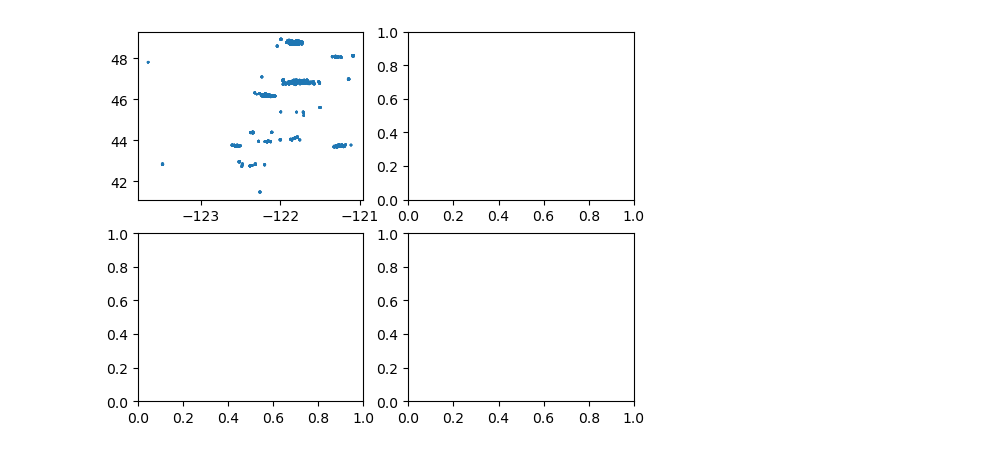
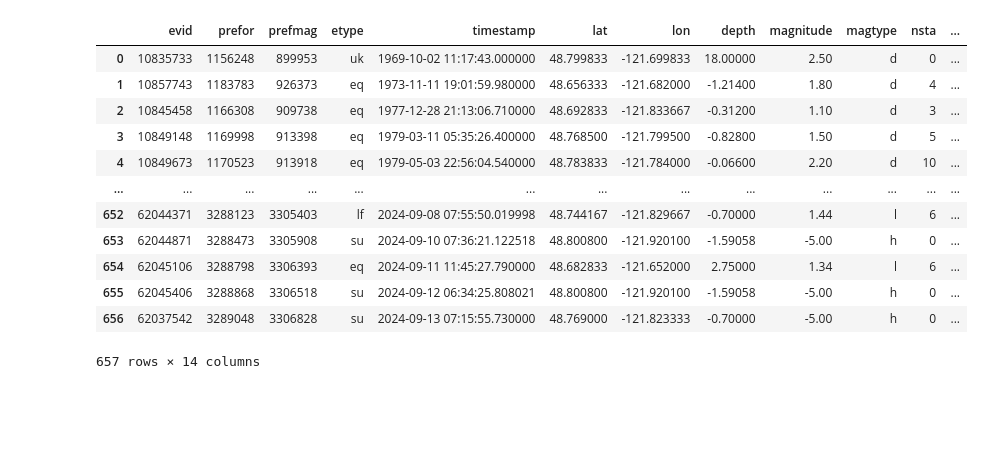
Before and after one commit to pnsn/Mt_Baker_LF_Research, a Jupyter notebook: src/Jupyter_Notebook/map_events.ipynb, the cells around one changed output. Saved outputs shown, nothing was run; the diff lists cells and outputs as text; code cells hidden in the pictures; blank space fills up the shorter version.

Commit message:
Add Mt Baker Area event pull from archdb

```diff
--- a/src/Jupyter_Notebook/map_events.ipynb
+++ b/src/Jupyter_Notebook/map_events.ipynb
@@ -3,4 +3,4 @@ import os
 import pandas as pd
 import matplotlib.pyplot as plt
 
-DATA = os.path.join('..','..','data','Event_Metadata','PNSN_LF_catalog_full_formatted.csv')
+DATA = os.path.join('..','..','data','Event_Metadata','Mount_Baker_Region_Full_Catalog_Event_Summary.csv')
@@ -25,10 +7,26 @@ Name: count, Length: 2653, dtype: int64
-# %%
-fig = plt.figure()
-gs = fig.add_gridspec(nrows=2,ncols=2)
-axes = [fig.add_subplot(gs[i_]) for i_ in range(4)]
-
-axes[0].scatter(df.lon, df.lat, s=df.magnitude)
-axes[0].scatter
-plt.show()
-# %% [output]
-[figure, removed]
+# %%
+# Load CSV output from PostgreSQL query on `archdb`
+df = pd.read_csv(DATA)
+# Fix Header Name
+df = df.rename(columns={'to_timestamp': 'timestamp'})
+# Convert timestamps from string to pandas Timestamp and shift from local time to UTC
+df.timestamp = df.timestamp.apply(lambda x: pd.Timestamp(x).tz_convert(None))
+# One-Hot encode etype
+ohe = dict(zip(df['etype'].unique(), range(len(df['etype'].unique()))))
+df = df.assign(etype_code=[ohe[x] for x in df.etype])
+# Show the result
+display(df)
+# %% [output]
+|  | evid | prefor | prefmag | etype | timestamp | lat | lon | depth | magnitude | magtype | nsta | ... |
+| 0 | 10835733 | 1156248 | 899953 | uk | 1969-10-02 11:17:43.000000 | 48.799833 | -121.699833 | 18.00000 | 2.50 | d | 0 | ... |
+| 1 | 10857743 | 1183783 | 926373 | eq | 1973-11-11 19:01:59.980000 | 48.656333 | -121.682000 | -1.21400 | 1.80 | d | 4 | ... |
+| 2 | 10845458 | 1166308 | 909738 | eq | 1977-12-28 21:13:06.710000 | 48.692833 | -121.833667 | -0.31200 | 1.10 | d | 3 | ... |
+| 3 | 10849148 | 1169998 | 913398 | eq | 1979-03-11 05:35:26.400000 | 48.768500 | -121.799500 | -0.82800 | 1.50 | d | 5 | ... |
+| 4 | 10849673 | 1170523 | 913918 | eq | 1979-05-03 22:56:04.540000 | 48.783833 | -121.784000 | -0.06600 | 2.20 | d | 10 | ... |
+| ... | ... | ... | ... | ... | ... | ... | ... | ... | ... | ... | ... | ... |
+| 652 | 62044371 | 3288123 | 3305403 | lf | 2024-09-08 07:55:50.019998 | 48.744167 | -121.829667 | -0.70000 | 1.44 | l | 6 | ... |
+| 653 | 62044871 | 3288473 | 3305908 | su | 2024-09-10 07:36:21.122518 | 48.800800 | -121.920100 | -1.59058 | -5.00 | h | 0 | ... |
+| 654 | 62045106 | 3288798 | 3306393 | eq | 2024-09-11 11:45:27.790000 | 48.682833 | -121.652000 | 2.75000 | 1.34 | l | 6 | ... |
+| 655 | 62045406 | 3288868 | 3306518 | su | 2024-09-12 06:34:25.808021 | 48.800800 | -121.920100 | -1.59058 | -5.00 | h | 0 | ... |
+| 656 | 62037542 | 3289048 | 3306828 | su | 2024-09-13 07:15:55.730000 | 48.769000 | -121.823333 | -0.70000 | -5.00 | h | 0 | ... |
+657 rows × 14 columns
```
Also changed, not shown: parts of 2 cells of this notebook, 1 other file.
